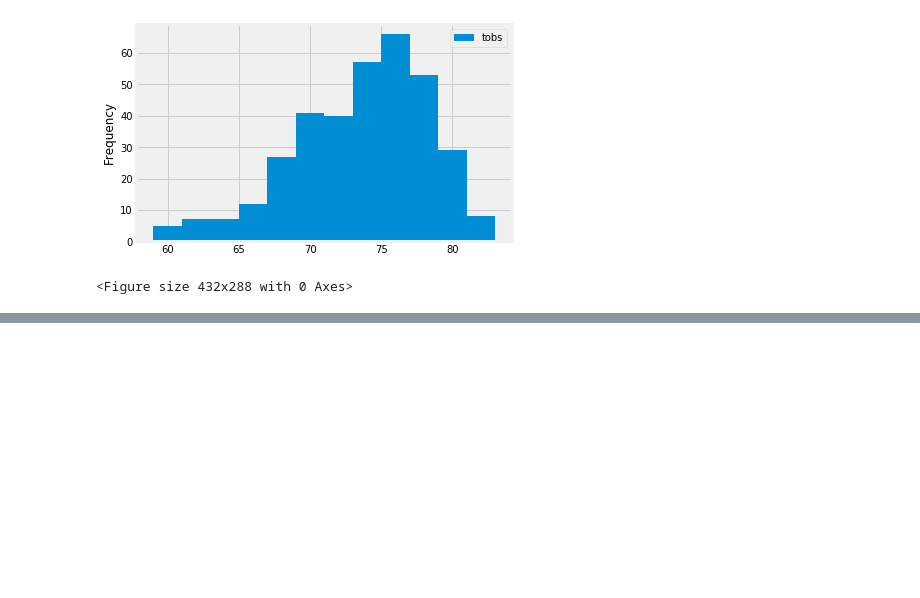
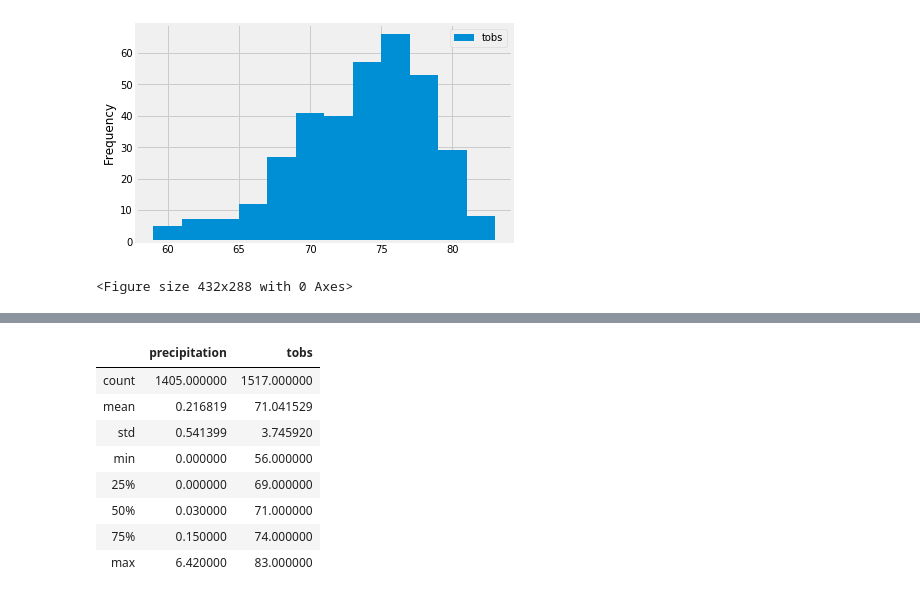
Before and after one commit to aodoming/Surfs_Up_ADominguez, a Jupyter notebook: climate_analysis.ipynb, the cells around one changed output, grey strips where cells are left out. Saved outputs shown, nothing was run; the diff lists cells and outputs as text; code cells hidden in the pictures; blank space fills up the shorter version.

```diff
--- a/climate_analysis.ipynb
+++ b/climate_analysis.ipynb
@@ -347,0 +454,6 @@ plt.tight_layout()
+# %%
+# Create a DF to save results 'above'. Provide our results variable as one parameter
+# and specify the column names as our second parameter.
+
+Month_Dec_df = pd.DataFrame(results, columns = ['date', 'precipitation', 'tobs'])
+print(Month_Dec_df)
@@ -347,0 +475,3 @@ plt.tight_layout()
+# %%
+Month_Dec_df.set_index(Month_Dec_df['date'], inplace = True)
+print(Month_Dec_df)
@@ -347,0 +494,5 @@ plt.tight_layout()
+# %%
+# Use the set_index() function to manipulate the DF, in this case to set the date column as the index column
+
+Month_Dec_df.set_index(Month_Dec_df['date'], inplace = True)
+print(Month_Dec_df)
@@ -347,0 +515,6 @@ plt.tight_layout()
+# %%
+# Sort the prcp values by date using the sort_index() function
+Month_Dec_df = Month_Dec_df.sort_index()
+
+# Use a slightly different print statement to print the DF without the date as index,so we can see just the date & prcp
+print(Month_Dec_df.to_string(index = False))
@@ -347,0 +539,15 @@ plt.tight_layout()
+# %%
+# Generate a Summary
+# Use the describe() function on the DF, to calculate the mean, minimum, maximum, standard deviation, and percentiles.
+
+Month_Dec_df.describe()
+# %% [output]
+|  | precipitation | tobs |
+| count | 1405.000000 | 1517.000000 |
+| mean | 0.216819 | 71.041529 |
+| std | 0.541399 | 3.745920 |
+| min | 0.000000 | 56.000000 |
+| 25% | 0.000000 | 69.000000 |
+| 50% | 0.030000 | 71.000000 |
+| 75% | 0.150000 | 74.000000 |
+| max | 6.420000 | 83.000000 |
```
Also changed, not shown: parts of 13 cells of this notebook.
